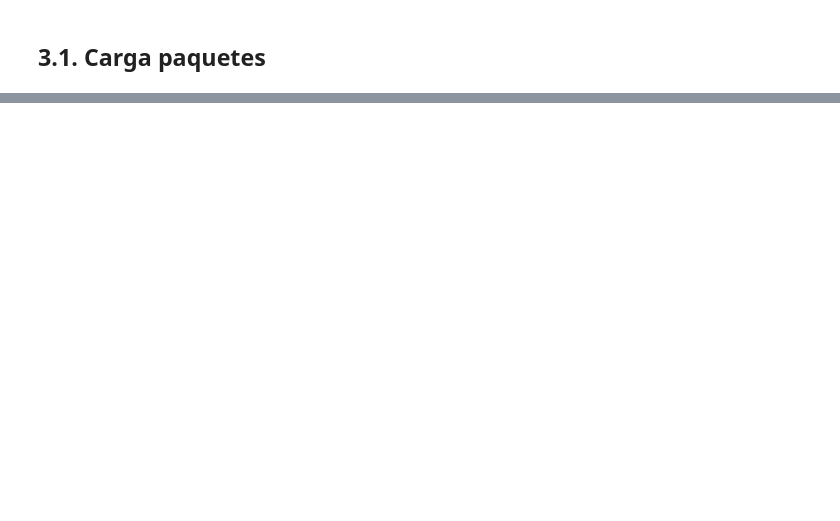
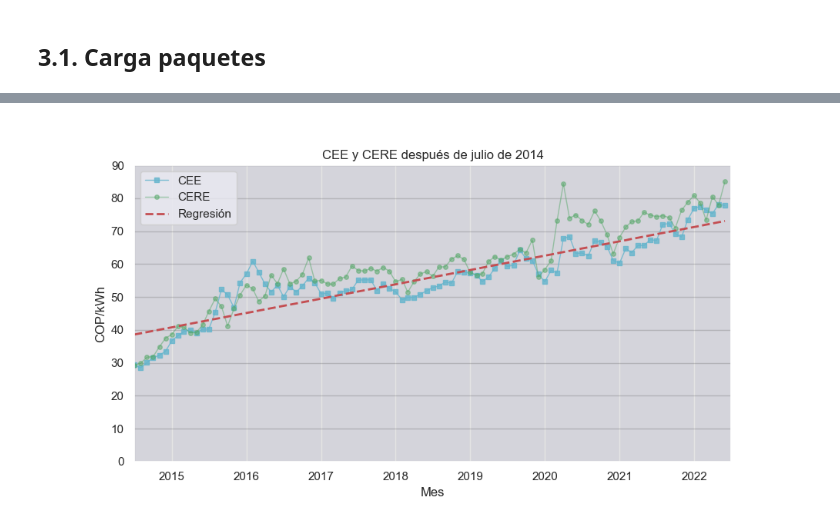
Before and after one commit to EricJDavila/Ppbe, a Jupyter notebook: N03_AnalisisPbm.ipynb, the cells around one changed output, grey strips where cells are left out. Cells and saved outputs as stored; diff of their text form; code cells hidden in the pictures; blank space fills up the shorter version.

```diff
--- a/N03_AnalisisPbm.ipynb
+++ b/N03_AnalisisPbm.ipynb
@@ -38,0 +187,26 @@ import seaborn as sns
+# %%
+#*******************************************************************************
+# 3.4.8. Grafica de cee y cere después de julio de 2014.
+#*******************************************************************************
+fig = plt.figure(figsize=(10,5))
+ax1 = fig.add_subplot(1, 1, 1)  # Crea una figura conteniendo un solo eje.
+plt.subplots_adjust(left=None, bottom=None, right=None, top=None, \
+    wspace=None, hspace=None)
+ax1.set_title ('CEE y CERE después de julio de 2014')
+ax1.set_ylabel ('COP/kWh')
+ax1.set_xlabel ('Mes')
+ax1.plot(cee_cere2014_07.index, cee_cere2014_07.cee, 'cs-', \
+    label='CEE', linewidth=1, alpha=0.8, markersize=4)
+ax1.plot(cee_cere2014_07.index, cee_cere2014_07.cere, 'go-', \
+    label='CERE', linewidth=1, alpha=0.5, markersize=4)
+ax1.plot(cee_cere2014_07.index, cee_cere2014_07['var_y'], 'r--', \
+    label='Regresión', linewidth=2)
+ax1.axvspan(pd.to_datetime('2014-07-01'), pd.to_datetime('2022-07-01'), \
+     color='#808080', alpha=0.2)
+plt.legend(loc='best')
+plt.xlim(pd.to_datetime('2014-07-01'), pd.to_datetime('2022-07-01'))
+plt.ylim(0, 90)
+plt.grid(axis='y', color='k', alpha=0.2)
+plt.show()
+# %% [output]
+[figure, added]
```
Also changed, not shown: parts of 36 cells of this notebook, 23 other files.
